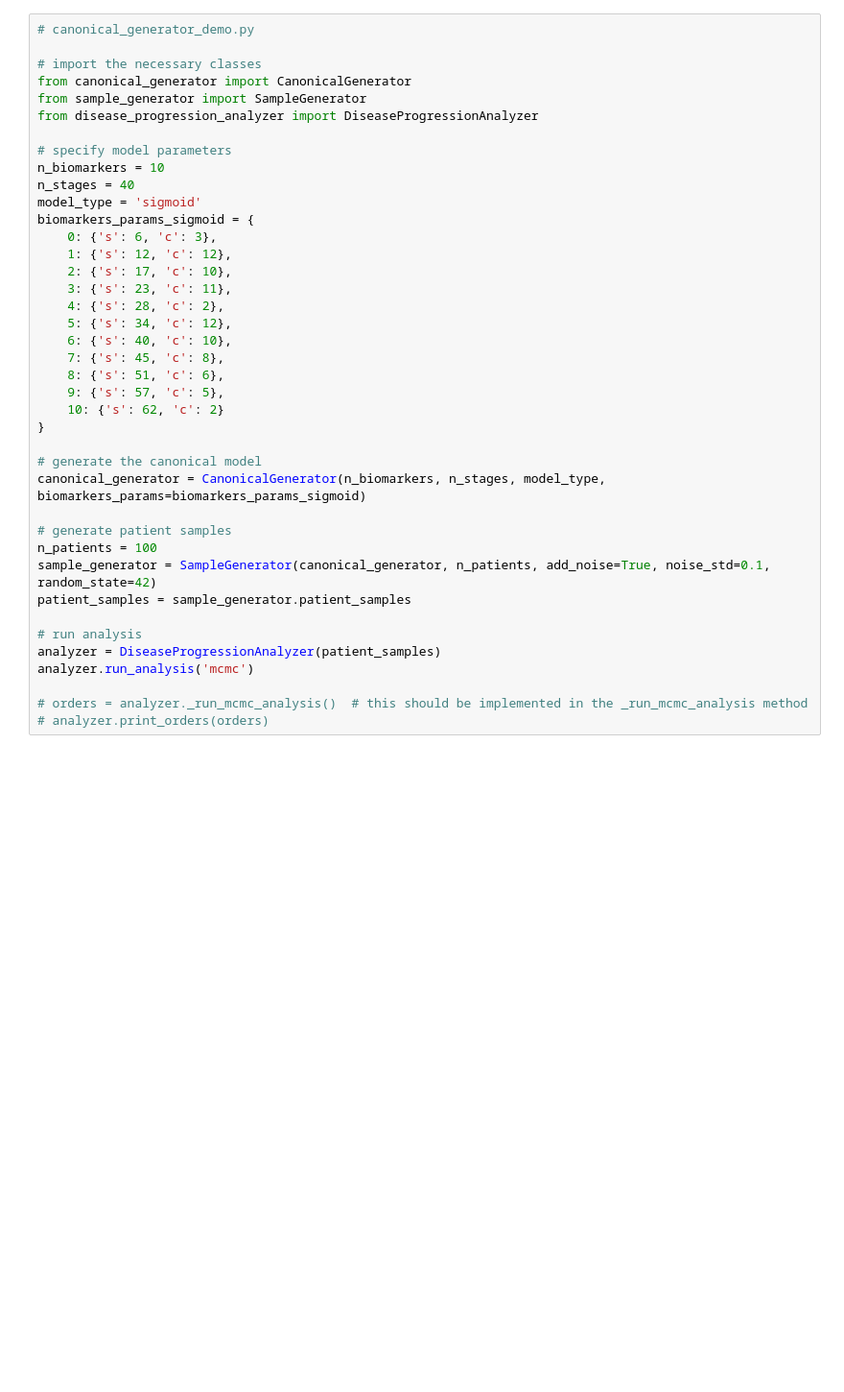
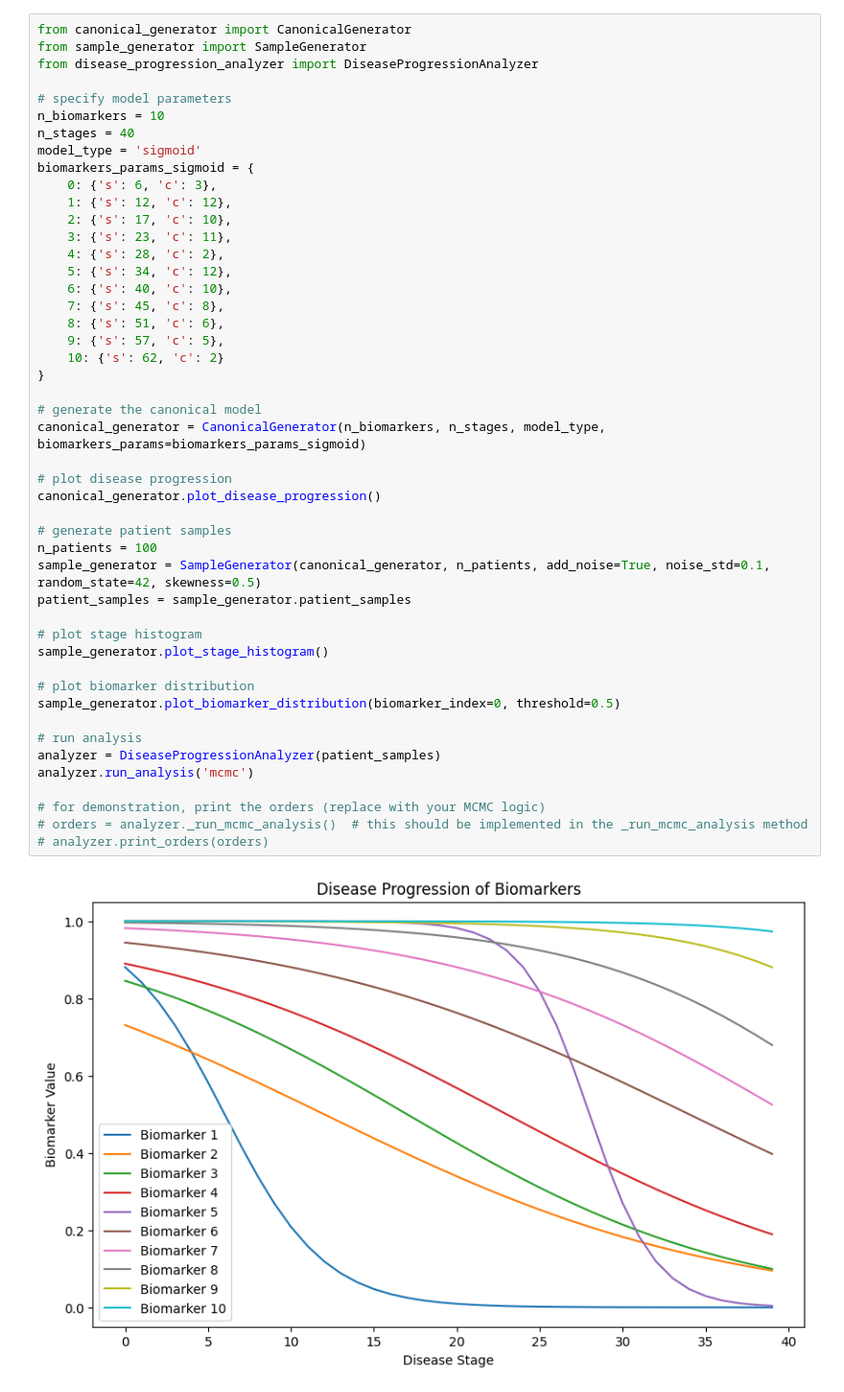
Before and after one commit to LAMCIG/Progression_models_simulations, a Jupyter notebook: simulation_class/new_demo.ipynb, the cells around one changed output. Shown at 96% size. Saved outputs shown, nothing was run; the diff lists cells and outputs as text; blank space fills up the shorter version.

Commit message:
+plot methods added

```diff
--- a/simulation_class/new_demo.ipynb
+++ b/simulation_class/new_demo.ipynb
@@ -1,7 +1,4 @@
 # %%
-# canonical_generator_demo.py
-
-# import the necessary classes
 from canonical_generator import CanonicalGenerator
 from sample_generator import SampleGenerator
 from disease_progression_analyzer import DiseaseProgressionAnalyzer
@@ -10,31 +7,43 @@ from disease_progression_analyzer import DiseaseProgressionAnalyzer
 n_biomarkers = 10
 n_stages = 40
 model_type = 'sigmoid'
 biomarkers_params_sigmoid = {
     0: {'s': 6, 'c': 3},
     1: {'s': 12, 'c': 12},
     2: {'s': 17, 'c': 10},
     3: {'s': 23, 'c': 11},
     4: {'s': 28, 'c': 2},
     5: {'s': 34, 'c': 12},
     6: {'s': 40, 'c': 10},
     7: {'s': 45, 'c': 8},
     8: {'s': 51, 'c': 6},
     9: {'s': 57, 'c': 5},
     10: {'s': 62, 'c': 2}
 }
 
 # generate the canonical model
 canonical_generator = CanonicalGenerator(n_biomarkers, n_stages, model_type, biomarkers_params=biomarkers_params_sigmoid)
 
+# plot disease progression
+canonical_generator.plot_disease_progression()
+
 # generate patient samples
 n_patients = 100
-sample_generator = SampleGenerator(canonical_generator, n_patients, add_noise=True, noise_std=0.1, random_state=42)
+sample_generator = SampleGenerator(canonical_generator, n_patients, add_noise=True, noise_std=0.1, random_state=42, skewness=0.5)
 patient_samples = sample_generator.patient_samples
+
+# plot stage histogram
+sample_generator.plot_stage_histogram()
+
+# plot biomarker distribution
+sample_generator.plot_biomarker_distribution(biomarker_index=0, threshold=0.5)
 
 # run analysis
 analyzer = DiseaseProgressionAnalyzer(patient_samples)
 analyzer.run_analysis('mcmc')
 
+# for demonstration, print the orders (replace with your MCMC logic)
 # orders = analyzer._run_mcmc_analysis()  # this should be implemented in the _run_mcmc_analysis method
 # analyzer.print_orders(orders)
+# %% [output]
+[figure, added]
```
Also changed, not shown: parts of 1 cell of this notebook, 3 other files.
